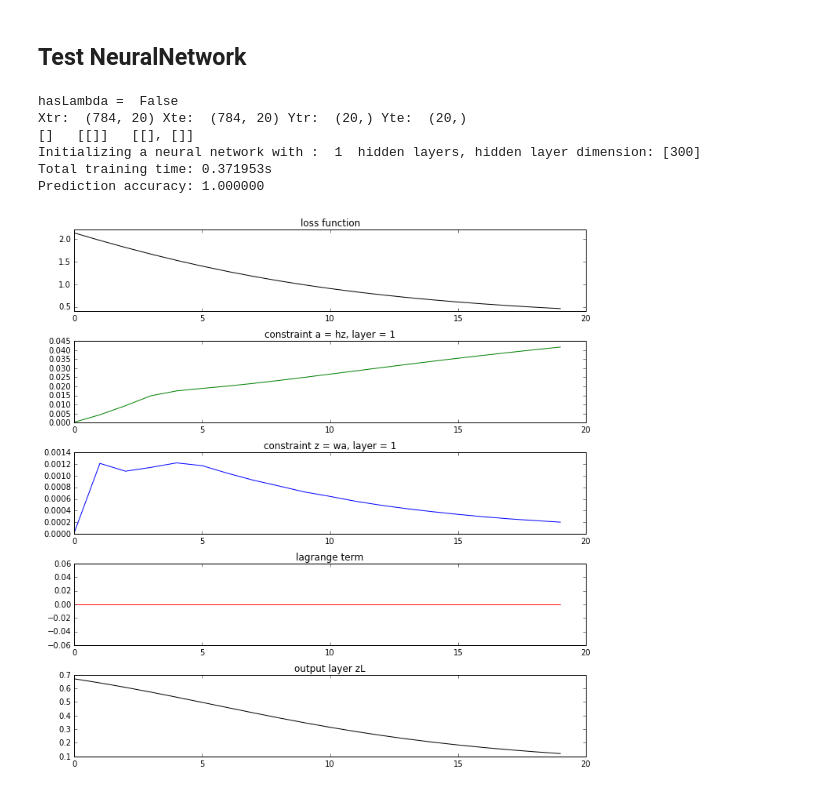
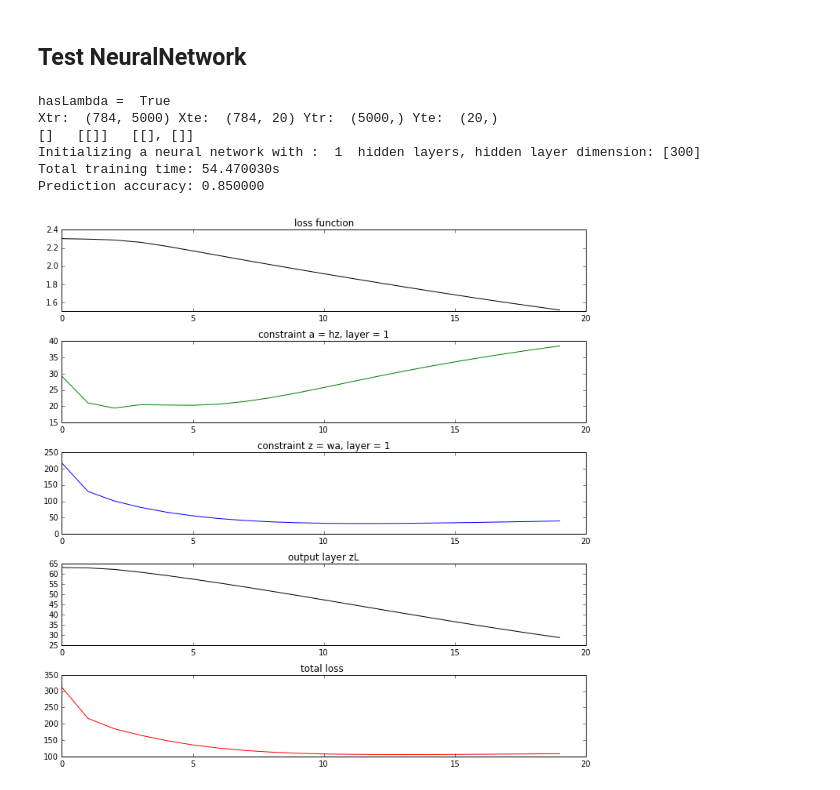
Before and after one commit to GrumpyZhou/IDP, a Jupyter notebook: zqj/admm.ipynb, the cells around one changed output. Saved outputs shown, nothing was run; the diff lists cells and outputs as text; code cells hidden in the pictures.

```diff
--- a/zqj/admm.ipynb
+++ b/zqj/admm.ipynb
@@ -69,7 +72,7 @@ def getMiniPatch(X_train, Y_train, X_test, Y_test, trNum, teNum, transposed):
     if not transposed:
         return Xtr, Xtr, Ytr, Yte
     else:
-        return Xtr.T, Xte.T, Ytr, Yte
+        return preprocess(Xtr.T), Xte.T, Ytr, Yte
 
 def preprocess(X):
 
@@ -88,20 +91,20 @@ from NeuralNetwork.neural_network import *
 import time
 
 
-case = [(20,20)]#,(5000,50)]#,(500,10),(5000,10),(5000,500),(20000,500),(20000, 2000)]
-lam = [False]
+case = [(5000,20)]#,(5000,50)]#,(500,10),(5000,10),(5000,500),(20000,500),(20000, 2000)]
+lam = [True]
 i = 0
 for la in lam:
     print 'hasLambda = ',la
     for (trNum,teNum) in case:
-        X_tr, X_te, Y_tr, Y_te = getMiniPatch(preprocess(X_train), Y_train, X_train, Y_train, trNum, teNum, 1)
+        X_tr, X_te, Y_tr, Y_te = getMiniPatch(X_train, Y_train, X_test, Y_test, trNum, teNum, 1)
         print 'Xtr: ', X_tr.shape, 'Xte: ', X_te.shape, 'Ytr: ', Y_tr.shape, 'Yte: ', Y_te.shape
 
         # Initialize network
         hiddenLayer = [300]
         classNum = 10
-        epsilon = 0.001 #
-        #epsilon=np.sqrt(0.1/trNum)
+        epsilon = 0.001#
+        epsilon=np.sqrt(2.0/trNum)
         network = NeuralNetwork(X_tr, Y_tr, classNum, hiddenLayer, epsilon)
         # Train
         weightConsWeight = 1
@@ -124,46 +127,52 @@ for la in lam:
         """
         #network.train(weightConsWeight, activConsWeight, iterNum, hasLambda,lossType = 'hinge')
         network.train(weightConsWeight, activConsWeight, iterNum, hasLambda, calLoss, lossType = 'smx',
-                      minMethod = 'prox', tau=0.001, ite= 15)
+                      minMethod = 'newton', tau=1, ite= 15)
         toc = time.time()
         print 'Total training time: %fs' % (toc - tic)
 
         # Predict
         Ypred = network.predict(X_te)
         print 'Prediction accuracy: %f' %np.mean(Ypred == Y_te)
 
         L = len(hiddenLayer)
         if calLoss:
             fig = plt.figure()
             gs = gridspec.GridSpec(5,L)
+
             dataLoss = fig.add_subplot(gs[0,:])
             dataLoss.set_title('loss function')
             dataLoss.plot(network.dataLoss, 'k-')
 
             for l in range(0,L):
                 aloss = fig.add_subplot(gs[1,l])
                 aloss.set_title('constraint a = hz, layer = %d' % (l+1))
                 aloss.plot(network.aConstrLoss[l], 'g-')
 
                 zloss = fig.add_subplot(gs[2,l])
                 zloss.set_title('constraint z = wa, layer = %d' % (l+1))
                 zloss.plot(network.zConstrLoss[l], 'b-')
 
-            lag = fig.add_subplot(gs[3,:])
-            lag.set_title('lagrange term')
-            lag.plot(network.lagraLoss, 'r-')
+#             lag = fig.add_subplot(gs[3,:])
+#             lag.set_title('lagrange term')
+#             lag.plot(network.lagraLoss, 'r-')
 
-            zLLoss = fig.add_subplot(gs[4,:])
+
+            zLLoss = fig.add_subplot(gs[3,:])
             zLLoss.set_title('output layer zL')
             zLLoss.plot(network.zConstrLoss[L], 'k-')
 
+            total = fig.add_subplot(gs[4,:])
+            total.set_title('total loss ')
+            total.plot(network.totalLoss, 'r-')
+
             plt.tight_layout()
             plt.show()
 # %% [output]
-hasLambda =  False
-Xtr:  (784, 20) Xte:  (784, 20) Ytr:  (20,) Yte:  (20,)
+hasLambda =  True
+Xtr:  (784, 5000) Xte:  (784, 20) Ytr:  (5000,) Yte:  (20,)
 []   [[]]   [[], []]
 Initializing a neural network with :  1  hidden layers, hidden layer dimension: [300]
-Total training time: 0.371953s
-Prediction accuracy: 1.000000
+Total training time: 54.470030s
+Prediction accuracy: 0.850000
-[figure, old version]
+[figure, new version]
```
Also changed, not shown: parts of 1 cell of this notebook, 2 other files.
